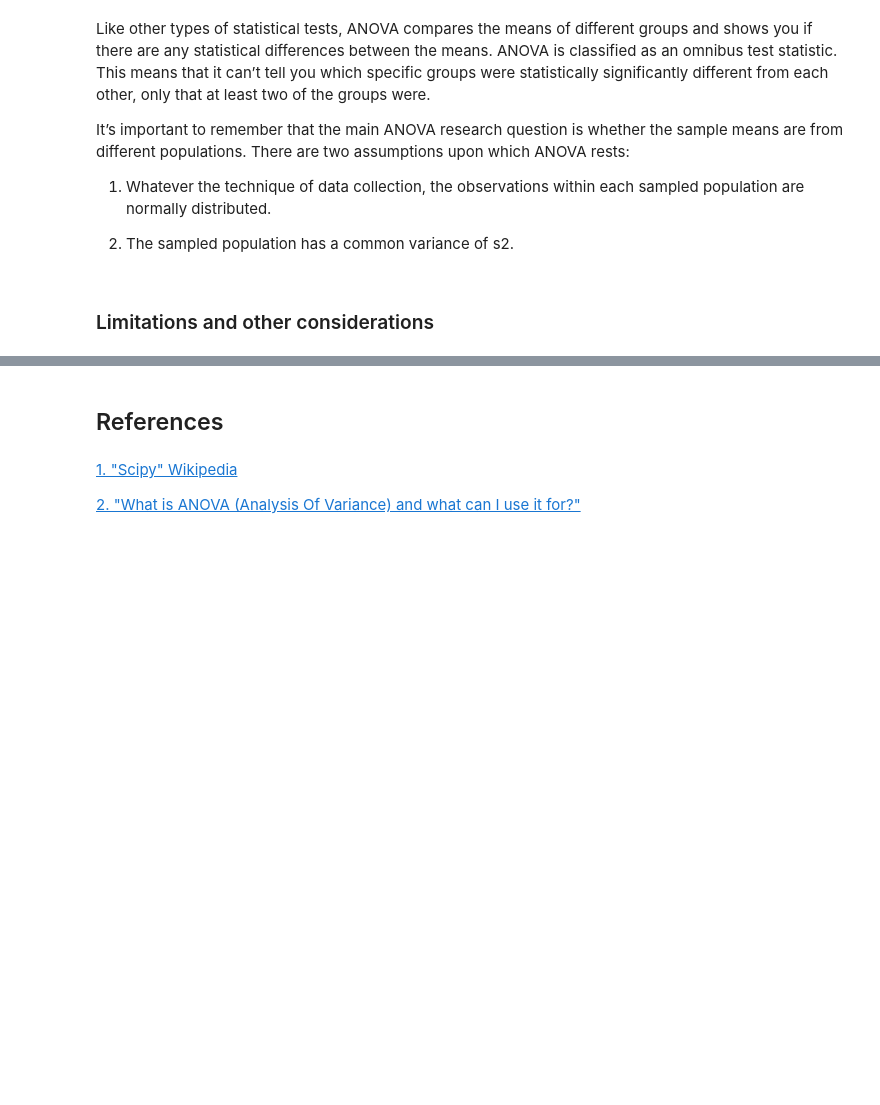
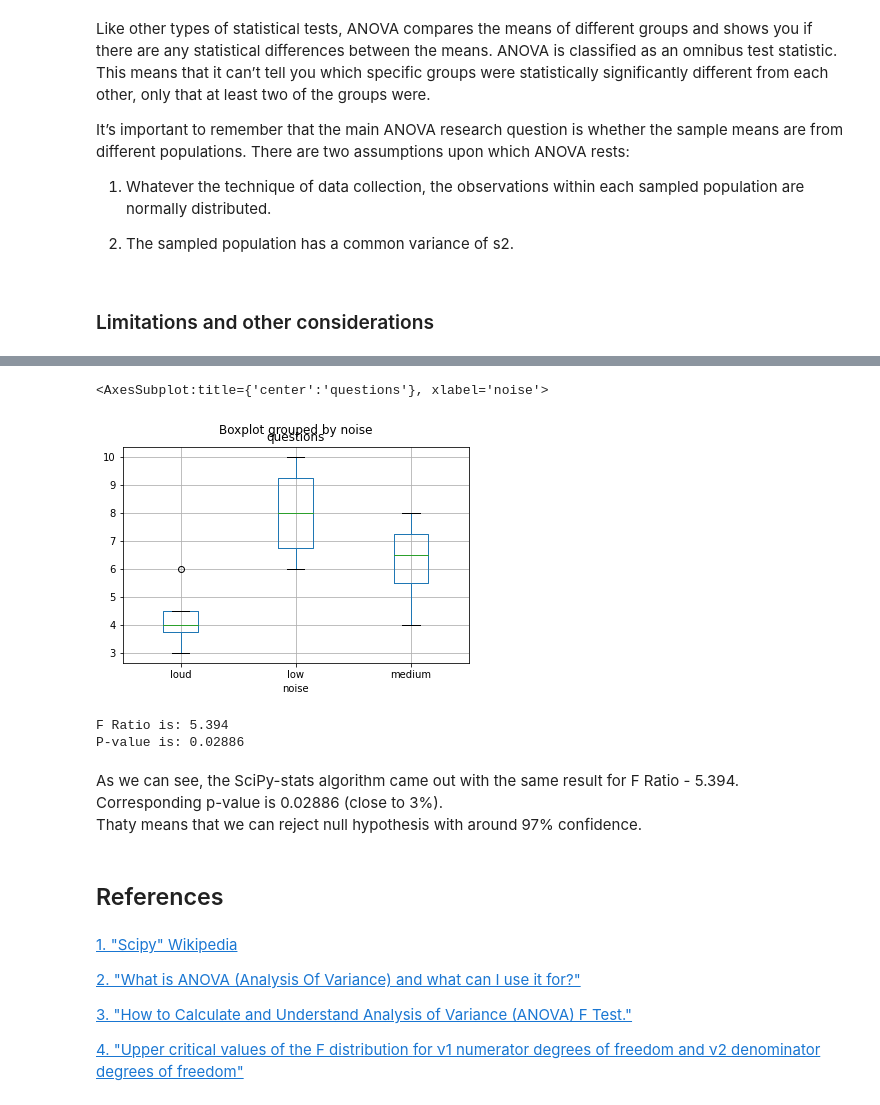
Before and after one commit to dmitrijsg123/Machine_Learning_And_Statistics_Assignment, a Jupyter notebook: scipy-stats.ipynb, the cells around one changed output, grey strips where cells are left out. Saved outputs shown, nothing was run; the diff lists cells and outputs as text; code cells hidden in the pictures; blank space fills up the shorter version.

Commit message:
Continuation and consolidation of work on SciPy-Stats part

```diff
--- a/scipy-stats.ipynb
+++ b/scipy-stats.ipynb
@@ -79,0 +181,4 @@ While ANOVA will help you to analyse the difference in means between two indepen
+# %%
+# Importing dataset from csv file
+datafile = 'students_dataset.csv'
+data = pd.read_csv(datafile)
@@ -79,0 +202,6 @@ While ANOVA will help you to analyse the difference in means between two indepen
+# %%
+# boxplot visualisation
+data.boxplot('questions',by='noise')
+# %% [output]
+<AxesSubplot:title={'center':'questions'}, xlabel='noise'>
+[figure, added]
@@ -80,6 +217,22 @@ While ANOVA will help you to analyse the difference in means between two indepen
+# %%
+f,p = stats.f_oneway(d_data['low'],d_data['medium'],d_data['loud'])
+print(f"F Ratio is: {f:0.3f}")
+print(f"P-value is: {p:0.5f}")
+# %% [output]
+F Ratio is: 5.394
+P-value is: 0.02886
+# %% [markdown]
+As we can see, the SciPy-stats algorithm came out with the same result for F Ratio - 5.394.<br>
+Corresponding p-value is 0.02886 (close to 3%). <br>
+Thaty means that we can reject null hypothesis with around 97% confidence.
 # %% [markdown]
 ## References
 # %% [markdown]
 [1. "Scipy" Wikipedia](https://en.wikipedia.org/wiki/SciPy "Press to check the reference source")
 
 [2. "What is ANOVA (Analysis Of Variance) and what can I use it for?"](https://www.qualtrics.com/uk/experience-management/research/anova/ "Press to check the reference source")
+
+[3. "How to Calculate and Understand Analysis of Variance (ANOVA) F Test."](https://www.youtube.com/watch?v=-yQb_ZJnFXw "Press to check the reference source")
+
+[4. "Upper critical values of the F distribution
+for ν1 numerator degrees of freedom and ν2 denominator degrees of freedom"](https://www.itl.nist.gov/div898/handbook/eda/section3/eda3673.htm#ONE-05-1-10 "Press to check the reference source")
```
Also changed, not shown: parts of 41 cells of this notebook, 9 other files.
